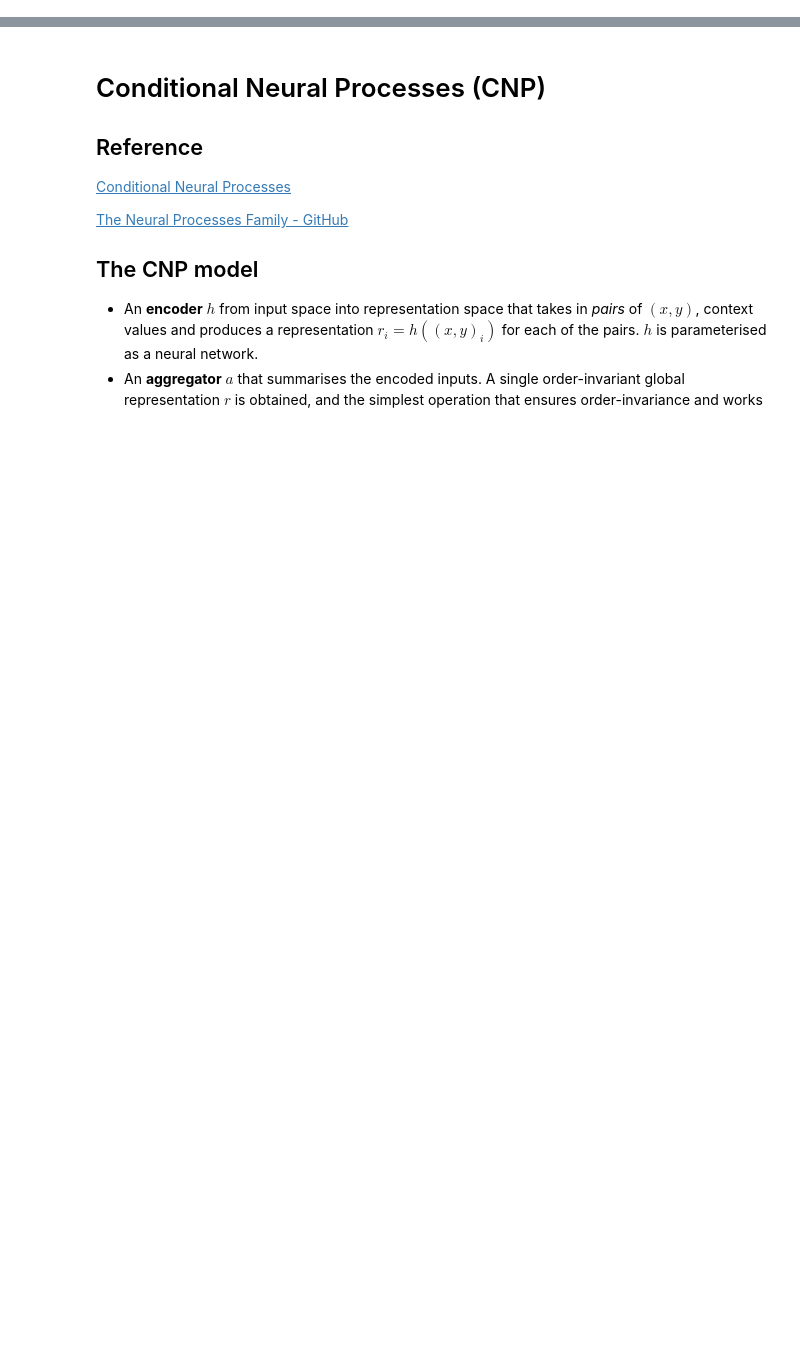
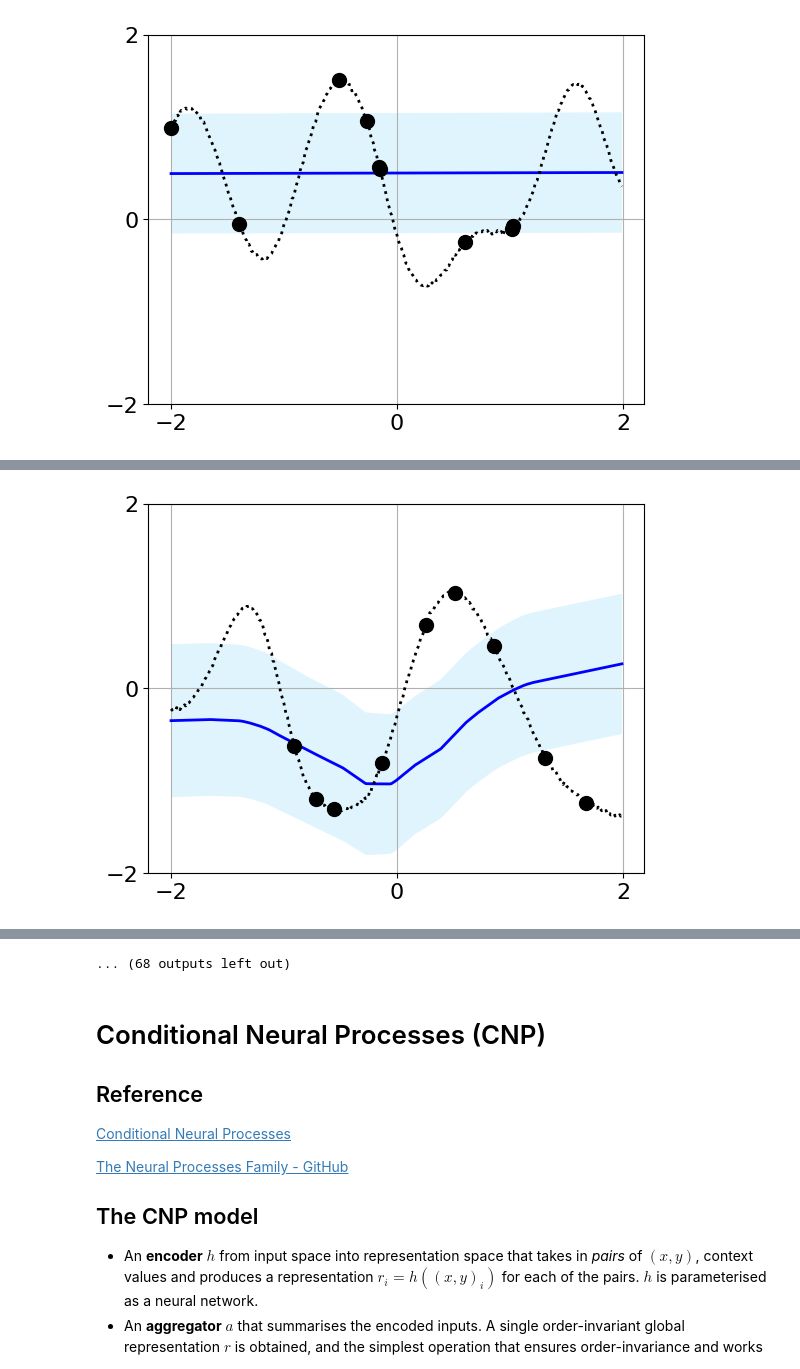
Before and after one commit to D2phus/neural-processes, a Jupyter notebook: example.ipynb, the cells around one changed output, grey strips where cells are left out. Drawn from its saved outputs; the diff is of its cells as text; code cells hidden in the pictures; blank space fills up the shorter version.

Commit message:
feat: neural processes

```diff
--- a/example.ipynb
+++ b/example.ipynb
@@ -12,5 +72,5 @@ from conditional_neural_processes import train
 # %%
-with open("./conditional_neural_processes/config/config.yaml") as file:
+with open("config/np_config.yaml") as file:
         cfg = OmegaConf.load(file)
 
 encoder_num_layers = cfg.encoder.num_layers
@@ -19,6 +79,9 @@ encoder_activation_cls = cfg.encoder.activation_cls
 decoder_num_layers = cfg.decoder.num_layers
 decoder_num_units = cfg.decoder.num_units
 decoder_activation_cls = cfg.decoder.activation_cls
+aggregator_num_layers = cfg.aggregator.num_layers
+aggregator_num_units = cfg.aggregator.num_units
+aggregator_activation_cls = cfg.aggregator.activation_cls
 r_dim = cfg.r_dim
 y_size = cfg.dataset.y_size
 x_size = cfg.dataset.x_size
@@ -30,0 +98,14 @@ data_test = GPCurvesReader(batch_size=batch_size, max_num_context=max_num_contex
+# %%
+latent_np = LatentNP(encoder_num_layers=encoder_num_layers,
+                 encoder_num_units=encoder_num_units,
+                 encoder_activation_cls=encoder_activation_cls,
+                 decoder_num_layers=decoder_num_layers,
+                 decoder_num_units=decoder_num_units,
+                 decoder_activation_cls=decoder_activation_cls,
+                 agggreagtor_num_layers=aggregator_num_layers,
+                 agggreagtor_num_units=aggregator_num_units,
+                 agggreagtor_activation_cls=aggregator_activation_cls,
+                 r_dim=r_dim,
+                 x_size=x_size,
+                 y_size=y_size)
+latent_np
@@ -30,0 +130,3 @@ data_test = GPCurvesReader(batch_size=batch_size, max_num_context=max_num_contex
+# %%
+latent_np = train(config=cfg, model=latent_np, data_train=data_train, data_test=data_test)
+# %% [output]
@@ -30,0 +134 @@ data_test = GPCurvesReader(batch_size=batch_size, max_num_context=max_num_contex
+[figure, added]
@@ -30,0 +136 @@ data_test = GPCurvesReader(batch_size=batch_size, max_num_context=max_num_contex
+[figure, added]
@@ -30,0 +145 @@ data_test = GPCurvesReader(batch_size=batch_size, max_num_context=max_num_contex
+... (68 outputs left out)
```
Also changed, not shown: parts of 9 cells of this notebook, 18 other files.
